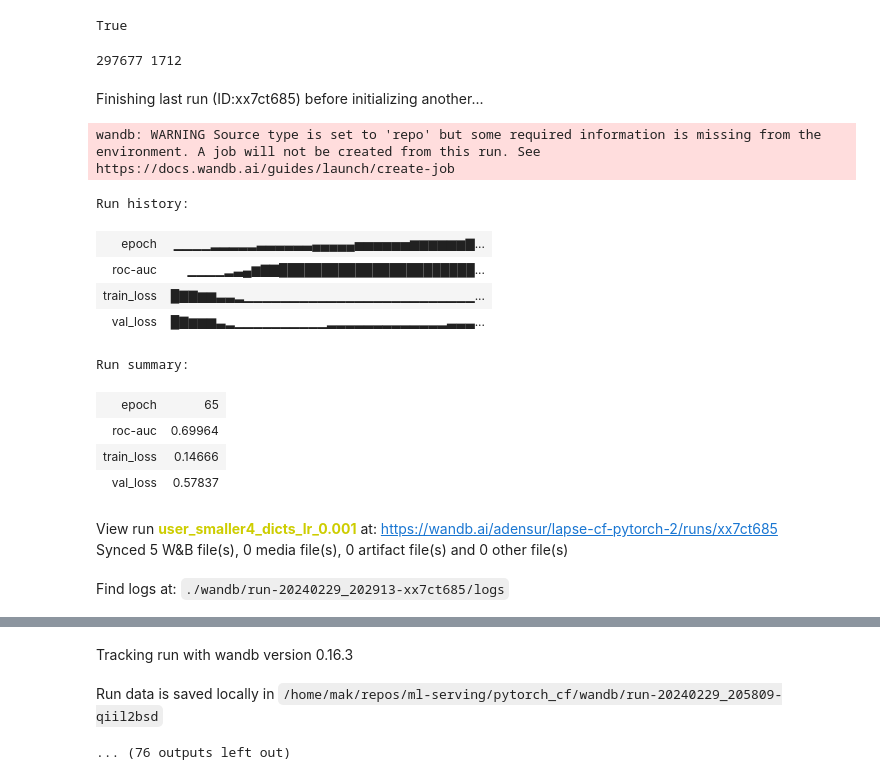
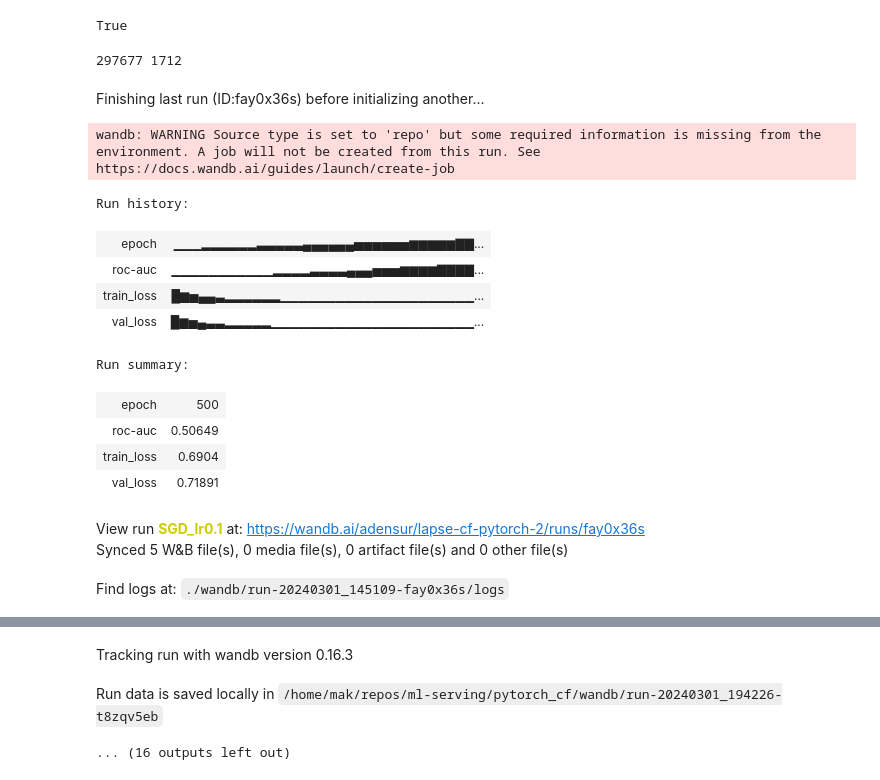
Before and after one commit to mgaiduk/ml-serving, a Jupyter notebook: pytorch_cf/sandbox.ipynb, the cells around one changed output, grey strips where cells are left out. Drawn from its saved outputs; the diff is of its cells as text; code cells hidden in the pictures.

```diff
--- a/pytorch_cf/sandbox.ipynb
+++ b/pytorch_cf/sandbox.ipynb
@@ -193,6 +193,8 @@ Features: {'USERID': tensor([-2015451549, -1417535959,   917589081,  ...,   7575
         -1804015320,    73740826], dtype=torch.int32), 'MEDIATAKENBYID': tensor([-1791085126, -1837680475, -1801801503,  ...,  -614054548,
          1809868701,     2591818], dtype=torch.int32)}, Labels: {'TIMESPENT': tensor([1.0842, 1.5843, 1.1504,  ..., 1.5378, 0.7516, 1.1207]), 'HAS_REACTIONS': tensor([0., 0., 0.,  ..., 0., 0., 0.])}
 # %%
+import math
+
 class CollaborativeFilteringModel(nn.Module):
     def __init__(self, num_users, num_posts, embedding_dim):
         super(CollaborativeFilteringModel, self).__init__()
@@ -200,9 +202,6 @@ class CollaborativeFilteringModel(nn.Module):
         self.num_posts = num_posts
         self.user_embedding = nn.Embedding(num_users, embedding_dim)
         self.post_embedding = nn.Embedding(num_posts, embedding_dim)
-        # uniform sqrt(3/emb_dim)
-        nn.init.kaiming_uniform_(self.user_embedding.weight, mode="fan_in")
-        nn.init.kaiming_uniform_(self.post_embedding.weight, mode="fan_in")
 
     def forward(self, user_ids, post_ids):
         user_ids %= self.num_users
@@ -228,21 +227,21 @@ True
 # %%
 # train lööp
 print(len(df["USERID"].unique()), len(df["MEDIAID"].unique()))
-num_users = 150000
-num_posts = 1000
+num_users = 50000
+num_posts = 1800
 embedding_dim = 4
 model = CollaborativeFilteringModel(num_users=num_users, num_posts=num_posts, embedding_dim=embedding_dim).to(device)
 
 criterion = nn.BCELoss()
-lr = 0.001
-optimizer = optim.Adam(model.parameters(), lr=lr)
+lr = 1
+optimizer = optim.SGD(model.parameters(), lr=lr)
 
 num_epochs = 500
 wandb.init(
       # Set the project where this run will be logged
       project="lapse-cf-pytorch-2",
       # We pass a run name (otherwise it’ll be randomly assigned, like sunshine-lollypop-10)
-      name=f"smaller_dicts2_lr_0.001",
+      name=f"SGD_lr1",
       # Track hyperparameters and run metadata
       config={
         "learning_rate": lr,
@@ -258,6 +257,7 @@ wandb.init(
         "num_posts": num_posts,
         "embedding_dim": embedding_dim,
         "batch_size": batch_size,
+        "init": "uniform/4",
       })
 
 
@@ -276,43 +276,43 @@ for epoch in range(num_epochs):
 
     print(f'Epoch {epoch+1}, train loss: {loss.item()}')
     wandb.log({"train_loss": loss.item(), "epoch": epoch+1})
 
     # Validation phase
     model.eval() # Set the model to evaluation mode
     val_loss = 0.0
     all_targets = []
     all_outputs = []
     with torch.no_grad():
          for batch in val_dataloader:
             features = batch['features']
             labels = batch['labels']
             features = dict_to_device(features, device)
             labels = dict_to_device(labels, device)
             outputs = model(features["USERID"], features["MEDIAID"])
             targets = labels["HAS_REACTIONS"]
             loss = criterion(outputs, targets)
             val_loss += loss.item()
             all_targets.extend(targets.cpu().numpy())  # Collect all targets
             all_outputs.extend(outputs.cpu().numpy())  # Collect all outputs
     auc_roc_score = roc_auc_score(all_targets, all_outputs)
 
     # Print average validation loss per epoch
     print(f'Epoch {epoch+1}, Validation Loss: {val_loss / len(val_dataloader)}, AUC-ROC: {auc_roc_score}')
     wandb.log({"val_loss": loss.item(), "epoch": epoch+1, "roc-auc": auc_roc_score})
 # %% [output]
 297677 1712
-Finishing last run (ID:xx7ct685) before initializing another...
+Finishing last run (ID:fay0x36s) before initializing another...
 wandb: WARNING Source type is set to 'repo' but some required information is missing from the environment. A job will not be created from this run. See https://docs.wandb.ai/guides/launch/create-job
 Run history:
-| epoch | ▁▁▁▁▂▂▂▂▂▃▃▃▃▃▃▄▄▄▄▄▅▅▅▅▅▅▆▆▆▆▆▆▇... |
-| roc-auc | ▁▁▁▁▂▃▄▆▇▇███████████████████████... |
-| train_loss | █▇▇▆▆▃▃▂▁▁▁▁▁▁▁▁▁▁▁▁▁▁▁▁▁▁▁▁▁▁▁▁▁... |
-| val_loss | █▇▆▆▆▃▂▁▁▁▁▁▁▁▁▁▁▂▂▂▂▂▂▂▂▂▂▂▂▂▃▃▃... |
+| epoch | ▁▁▁▂▂▂▂▂▂▃▃▃▃▃▄▄▄▄▄▄▅▅▅▅▅▅▆▆▆▆▆▇▇... |
+| roc-auc | ▁▁▁▁▁▁▁▁▁▁▁▂▂▂▂▃▃▃▃▄▄▄▅▅▅▆▆▆▆▇▇▇▇... |
+| train_loss | █▆▅▄▄▃▂▂▂▂▂▂▁▁▁▁▁▁▁▁▁▁▁▁▁▁▁▁▁▁▁▁▁... |
+| val_loss | █▆▅▄▃▃▂▂▂▂▂▁▁▁▁▁▁▁▁▁▁▁▁▁▁▁▁▁▁▁▁▁▁... |
 Run summary:
-| epoch | 65 |
-| roc-auc | 0.69964 |
-| train_loss | 0.14666 |
-| val_loss | 0.57837 |
+| epoch | 500 |
+| roc-auc | 0.50649 |
+| train_loss | 0.6904 |
+| val_loss | 0.71891 |
-View run user_smaller4_dicts_lr_0.001 at: https://wandb.ai/adensur/lapse-cf-pytorch-2/runs/xx7ct685
+View run SGD_lr0.1 at: https://wandb.ai/adensur/lapse-cf-pytorch-2/runs/fay0x36s
 Synced 5 W&B file(s), 0 media file(s), 0 artifact file(s) and 0 other file(s)
-Find logs at: ./wandb/run-20240229_202913-xx7ct685/logs
+Find logs at: ./wandb/run-20240301_145109-fay0x36s/logs
@@ -320,3 +320,3 @@ Successfully finished last run (ID:xx7ct685). Initializing new run:
 Tracking run with wandb version 0.16.3
-Run data is saved locally in /home/mak/repos/ml-serving/pytorch_cf/wandb/run-20240229_205809-qiil2bsd
+Run data is saved locally in /home/mak/repos/ml-serving/pytorch_cf/wandb/run-20240301_194226-t8zqv5eb
-... (76 outputs left out)
+... (16 outputs left out)
```
Also changed, not shown: parts of 1 cell of this notebook.
